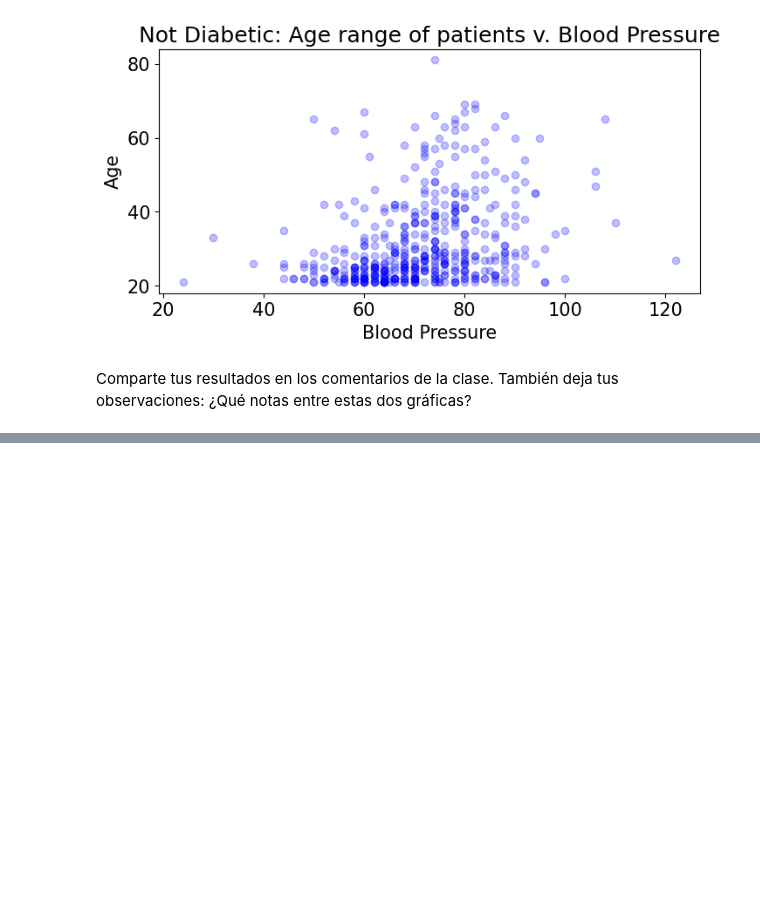
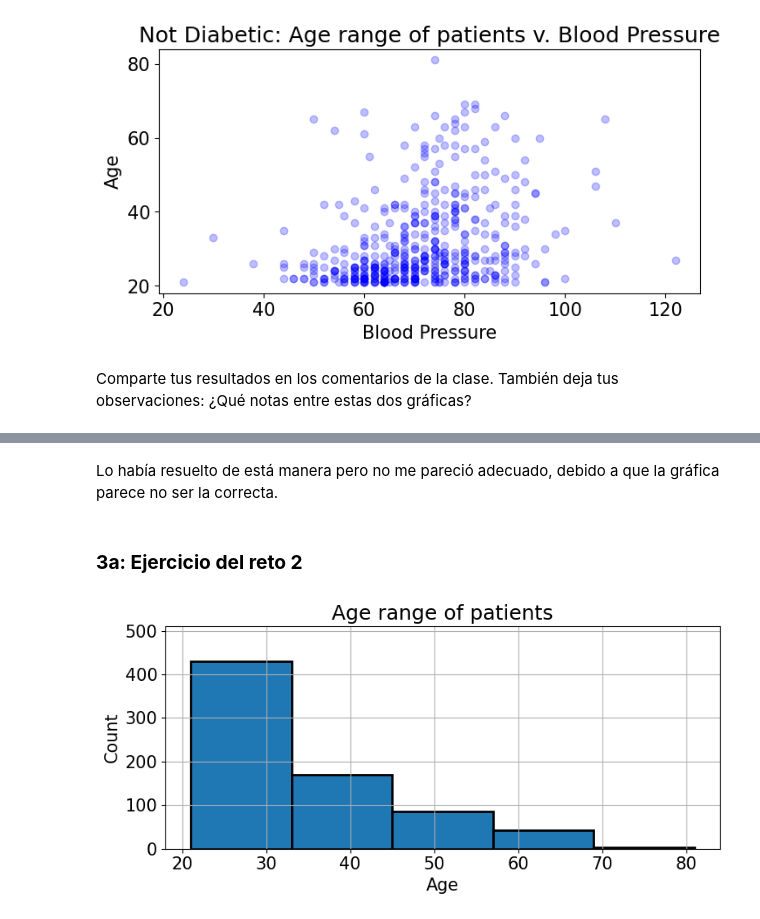
Before and after one commit to DensLopez/machine_learning, a Jupyter notebook: codes/code005.ipynb, the cells around one changed output, grey strips where cells are left out. Drawn from its saved outputs; the diff is of its cells as text; code cells hidden in the pictures; blank space fills up the shorter version.

```diff
--- a/codes/code005.ipynb
+++ b/codes/code005.ipynb
@@ -371,0 +465,17 @@ Comparte tus resultados en los comentarios de la clase. También deja tus observ
+# %% [markdown]
+Lo había resuelto de está manera pero no me pareció adecuado, debido a que la gráfica parece no ser la correcta.
+# %% [markdown]
+### **3a: Ejercicio del reto 2**
+# %%
+## Ejemplo, diferentes anchos de bins.
+### RESPUESTA
+f = plt.figure(figsize=(8,4))
+ax = f.add_subplot(1,1,1)
+data["Age"].hist(ax=ax, bins = 5, edgecolor='black', linewidth=2) # Ejemplo con bins enteros.
+ax.set_title("Age range of patients")
+ax.set_ylim([0, 510])
+ax.set_xlabel("Age")
+ax.set_ylabel("Count")
+f.tight_layout()
+# %% [output]
+[figure, added]
```
Also changed, not shown: parts of 8 cells of this notebook.
